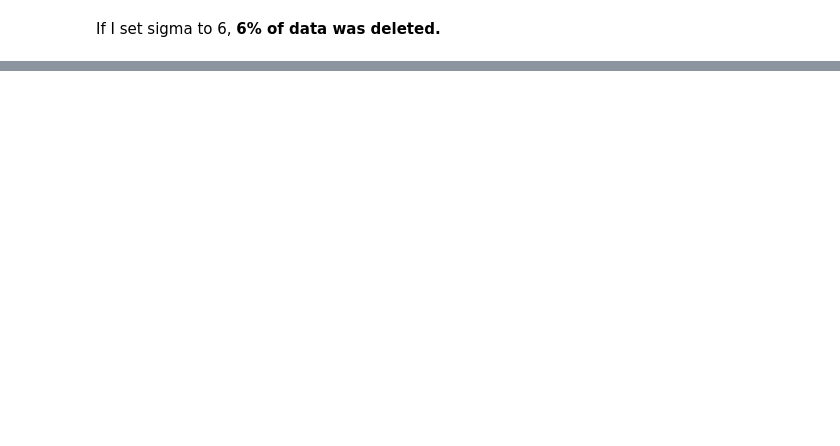
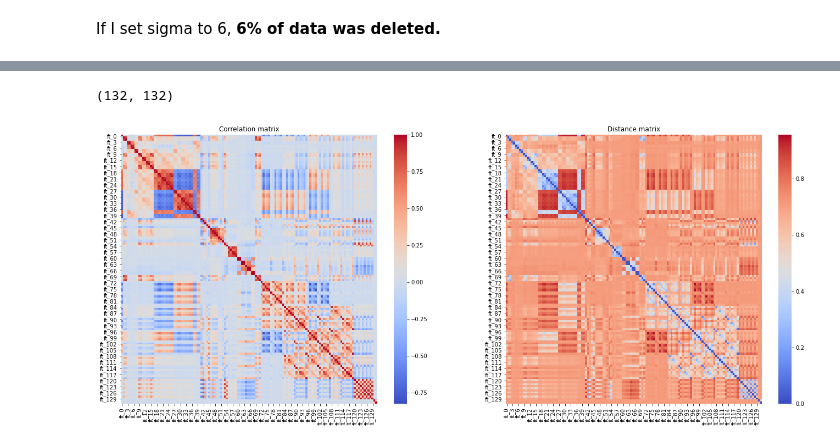
Before and after one commit to JerryKwon/jane-street-market-prediction, a Jupyter notebook: ipynb_notebooks/youngin/jane-pytorch-lstm-implementation.ipynb, the cells around one changed output, grey strips where cells are left out. Cells and saved outputs as stored; diff of their text form; code cells hidden in the pictures; blank space fills up the shorter version.

```diff
--- a/ipynb_notebooks/youngin/jane-pytorch-lstm-implementation.ipynb
+++ b/ipynb_notebooks/youngin/jane-pytorch-lstm-implementation.ipynb
@@ -616,7 +652,7 @@ grid =  gridspec.GridSpec(33,4,figure=fig,hspace=.5,wspace=.05)
 counter = 0
 for i in range(33):
     for j in range(4):
-        if counter > 129:
+        if counter > 128:
             break
 
         subf = fig.add_subplot(grid[i, j]);
@@ -627,7 +663,7 @@ for i in range(33):
         subf.axvline(np.percentile(np_train[:, counter],.5),color= 'red', label='0.5%', linestyle=':',linewidth=2)
         subf.legend().set_visible(False)
         subf.set_xlabel('')
-        subf.set_title('{}'.format(features[counter]),fontsize=16)
+        subf.set_title('{}'.format(features[counter+1]),fontsize=16)
         counter += 1
         gc.collect()
 
@@ -702,8 +744,9 @@ n_days_row = sum(n_days_row)
 n_days_row
 
 # features_{0,...,129}
+np_days_ft0 = np_train_ft0[:n_days_row]
 np_days_ft = np_train[:n_days_row,:]
 np_days_wresp = np_wresp[:n_days_row,:]
 # %%
-np_days = np.concatenate([np_days_ft, np_days_wresp],axis=1)
+np_days = np.concatenate([np_days_ft0.reshape(-1,1), np_days_ft, np_days_wresp],axis=1)
 np_days.shape
@@ -868,0 +805,22 @@ plt.show()
+# %%
+ab_features = ["ft_"+feature.split("_")[1] for feature in features]
+np_days_ft = ab_features + ["resp", "wresp"]
+
+df_days = pd.DataFrame(np_days, columns = np_days_ft)
+
+corr_mat = df_days.corr()
+
+dist = np.sqrt(0.5*(1-corr_mat))
+dist.shape
+# %% [output]
+(132, 132)
+# %%
+fig, (ax1, ax2) = plt.subplots(ncols=2, figsize=(23,9))
+
+sns.heatmap(corr_mat,ax= ax1, cmap='coolwarm');
+sns.heatmap(dist,    ax= ax2, cmap='coolwarm');
+ax1.title.set_text('Correlation matrix')
+ax2.title.set_text('Distance matrix')
+plt.show()
+# %% [output]
+[figure, added]
```
Also changed, not shown: parts of 102 cells of this notebook.
